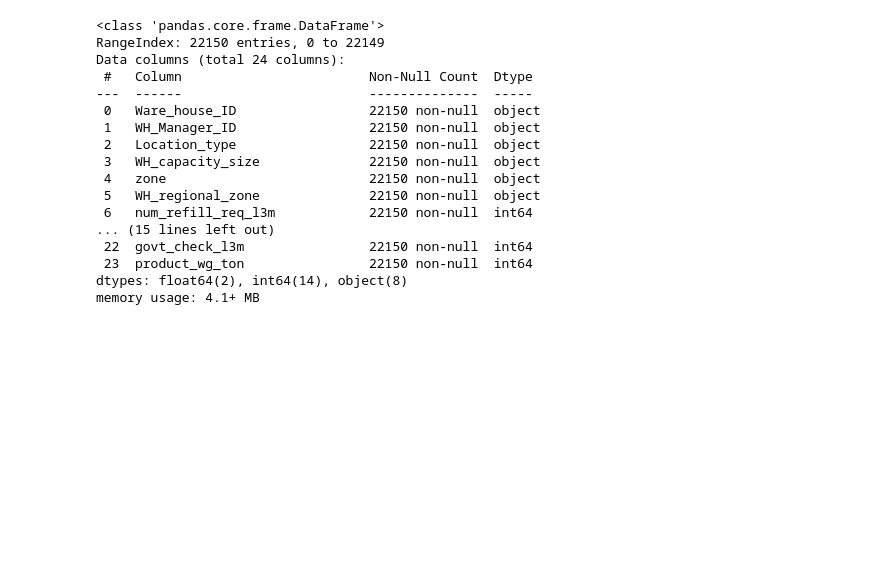
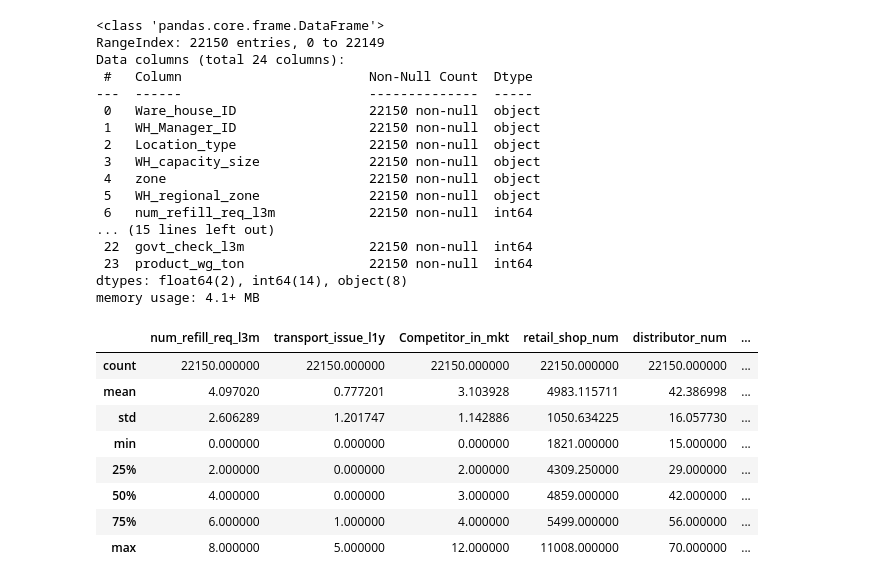
Before and after one commit to vrushali253/SUPPLYCHAINY, a Jupyter notebook: Model.ipynb, the cells around one changed output. Drawn from its saved outputs; the diff is of its cells as text; code cells hidden in the pictures; blank space fills up the shorter version.

```diff
--- a/Model.ipynb
+++ b/Model.ipynb
@@ -48,3 +48,15 @@ Data columns (total 24 columns):
  23  product_wg_ton                22150 non-null  int64
 dtypes: float64(2), int64(14), object(8)
 memory usage: 4.1+ MB
+# %%
+df.describe() # data is non normally distributed since mean not equal to median
+# %% [output]
+|  | num_refill_req_l3m | transport_issue_l1y | Competitor_in_mkt | retail_shop_num | distributor_num | ... |
+| count | 22150.000000 | 22150.000000 | 22150.000000 | 22150.000000 | 22150.000000 | ... |
+| mean | 4.097020 | 0.777201 | 3.103928 | 4983.115711 | 42.386998 | ... |
+| std | 2.606289 | 1.201747 | 1.142886 | 1050.634225 | 16.057730 | ... |
+| min | 0.000000 | 0.000000 | 0.000000 | 1821.000000 | 15.000000 | ... |
+| 25% | 2.000000 | 0.000000 | 2.000000 | 4309.250000 | 29.000000 | ... |
+| 50% | 4.000000 | 0.000000 | 3.000000 | 4859.000000 | 42.000000 | ... |
+| 75% | 6.000000 | 1.000000 | 4.000000 | 5499.000000 | 56.000000 | ... |
+| max | 8.000000 | 5.000000 | 12.000000 | 11008.000000 | 70.000000 | ... |
```
Also changed, not shown: parts of 10 cells of this notebook.
